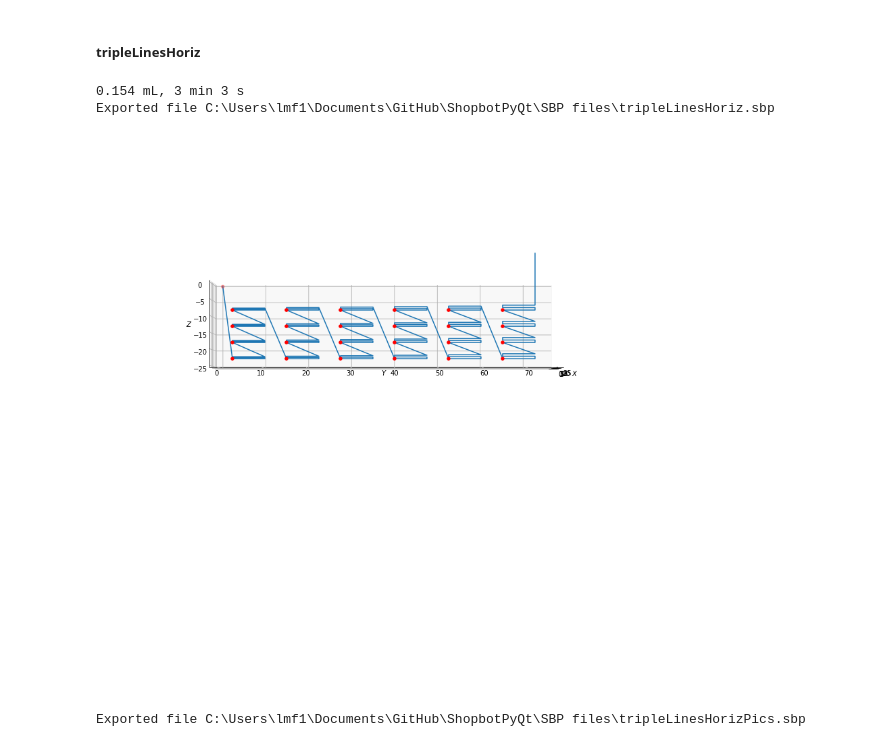
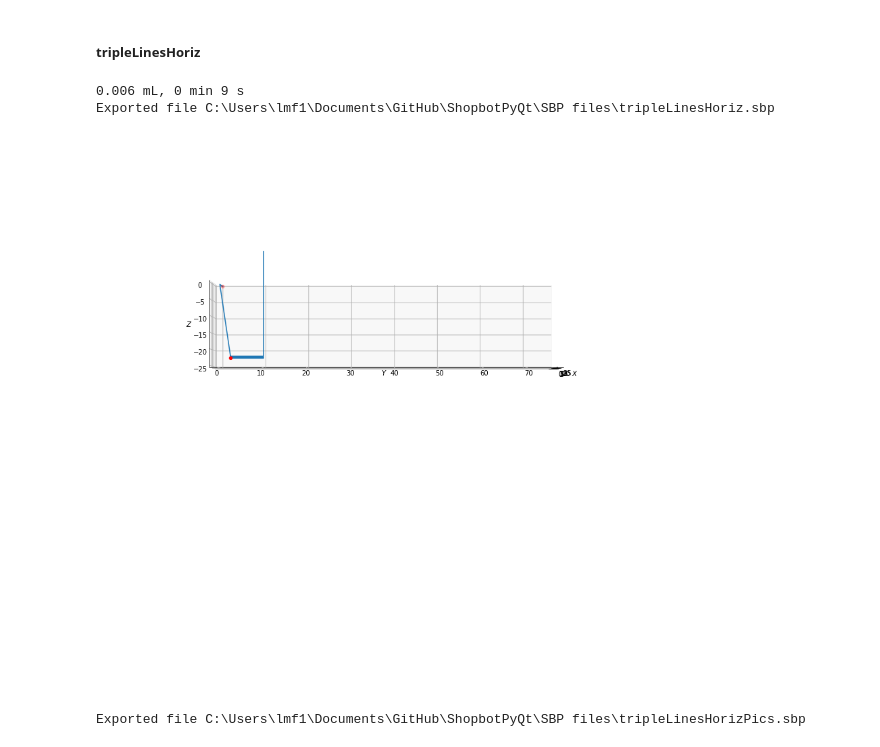
Before and after one commit to usnistgov/ShopbotPyQt, a Jupyter notebook: SBP files/sbpcreator.ipynb, the cells around one changed output. Drawn from its saved outputs; the diff is of its cells as text; code cells hidden in the pictures.

```diff
--- a/SBP files/sbpcreator.ipynb
+++ b/SBP files/sbpcreator.ipynb
@@ -519,22 +515,24 @@ for shortdir in ['+y', '+z']:
     for i,spacing in enumerate([0.5, 0.625, 0.75, 0.875, 1, 1.25]):
         for z0frac in [0.9, 0.7, 0.5, 0.3]:
             zz = sc.zigzag(lastPt=total, killZigs=True)
-            zz.x0 = '&margin'
+            zz.x0 = '&slideW/2-&margin'
             zz.y0 = f'&margin+{ylast}'
             zz.z0 = f'-{z0frac}*&slideW'
+            zz.width = f'2*&margin'
             zz.spacing1 = f'&nid*{spacing}'
             zz.spacing2 = f'&nid*{spacing}'
             zz.reps=3
             zz.mz(zz.z0)
             zz.shortdir = shortdir
             total = total + zz
+            total.mz(f'-{z0frac-0.1}*&slideW')
         ylast = zz.cp[1]
 
 
 total.turnOff(3)
 total.mz(10)
 total.printVolume()
-total.plot(ele=10, azi=10)
+total.plot(ele=90, azi=10)
 total.export(os.path.join(SBPFOLDER, 'tripleLinesXS.sbp'), [])
 # print(total.convertFile('spacing'))
 # %% [output]
@@ -771,7 +769,7 @@ for z0frac in [0.5,0]:
 
         if z0frac==0.5:
             # bottom: double zigzag, then verts
-            zz4 = sc.zigzag(lastPt = total, killZigs=True)
+            zz4 = sc.zigzag(lastPt = total, killZigs=False)
             zz4.spacing2 = f'{spacing}*&nid'
             zz4.spacing1 = f'&margin/2-{spacing}*&nid'
             zz4.width='2*&margin'
@@ -873,39 +871,41 @@ Exported file C:\Users\lmf1\Documents\GitHub\ShopbotPyQt\SBP files\crossDoubleHo
 total = copy.deepcopy(dv)
 total.addVar('nid', 0.603)
 total = total + sc.startingPoint(0,0,0)
 total.turnOn(3)
 
 ylast = '&margin/2'
-
+total.mx('&slideW/2')
 # head-on, in plane
-for i,spacing in enumerate([0.5, 0.625, 0.75, 0.875, 1, 1.25]):
-    for z0frac in [0.9, 0.7, 0.5, 0.3]:
+# for i,spacing in enumerate([0.5, 0.625, 0.75, 0.875, 1, 1.25]):
+#     for z0frac in [0.9, 0.7, 0.5, 0.3]:
+for i,spacing in enumerate([0.5]):
+    for z0frac in [0.9]:
         zz = sc.zigzag(lastPt=total, killZigs=True)
-        zz.x0 = '&margin'
+        zz.x0 = '&slideW/2'
         zz.y0 = ylast
         zz.z0 = f'-{z0frac}*&slideW'
         zz.width='1.5*&margin'
         zz.spacing1 = f'&nid*{spacing}'
         zz.spacing2 = f'&nid*{spacing}'
         zz.reps=3
         zz.mz(zz.z0)
         zz.shortdir = '+z'
         zz.longdir = '+y'
         total = total + zz
     ylast = zz.cp[1]
     ylast = f'{ylast}+&margin'
 
 
 total.turnOff(3)
 total.mz(10)
 total.printVolume()
 total.plot(ele=0, azi=0)
 total.export(os.path.join(SBPFOLDER, 'tripleLinesHoriz.sbp'), [])
 # print(total.convertFile('spacing'))
 # %% [output]
-0.154 mL, 3 min 3 s
+0.006 mL, 0 min 9 s
 Exported file C:\Users\lmf1\Documents\GitHub\ShopbotPyQt\SBP files\tripleLinesHoriz.sbp
-[figure, old version]
+[figure, new version]
 # %%
 total = copy.deepcopy(dv)
 total.addVar('nid', 0.603)
```
Also changed, not shown: parts of 6 cells of this notebook, 14 other files.
